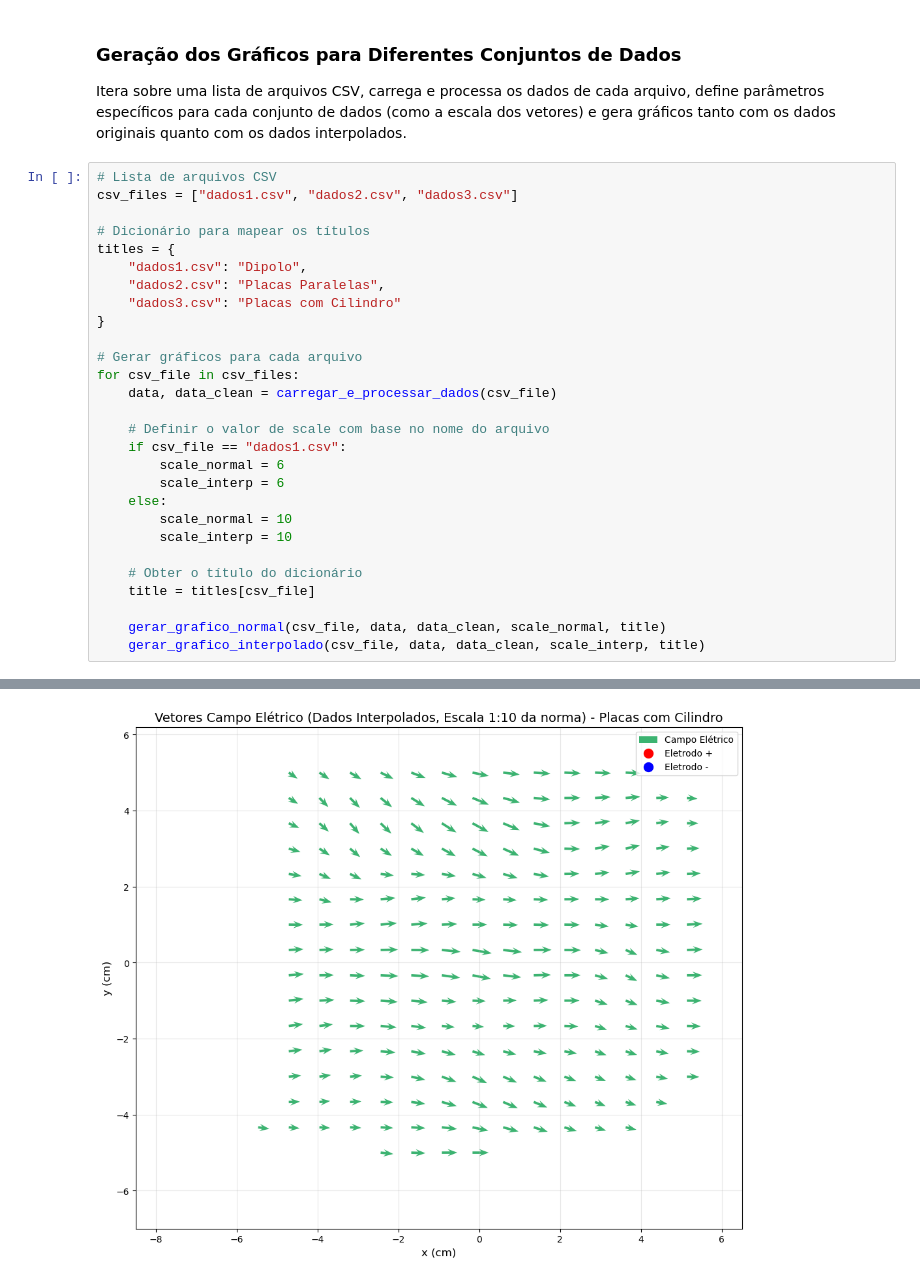
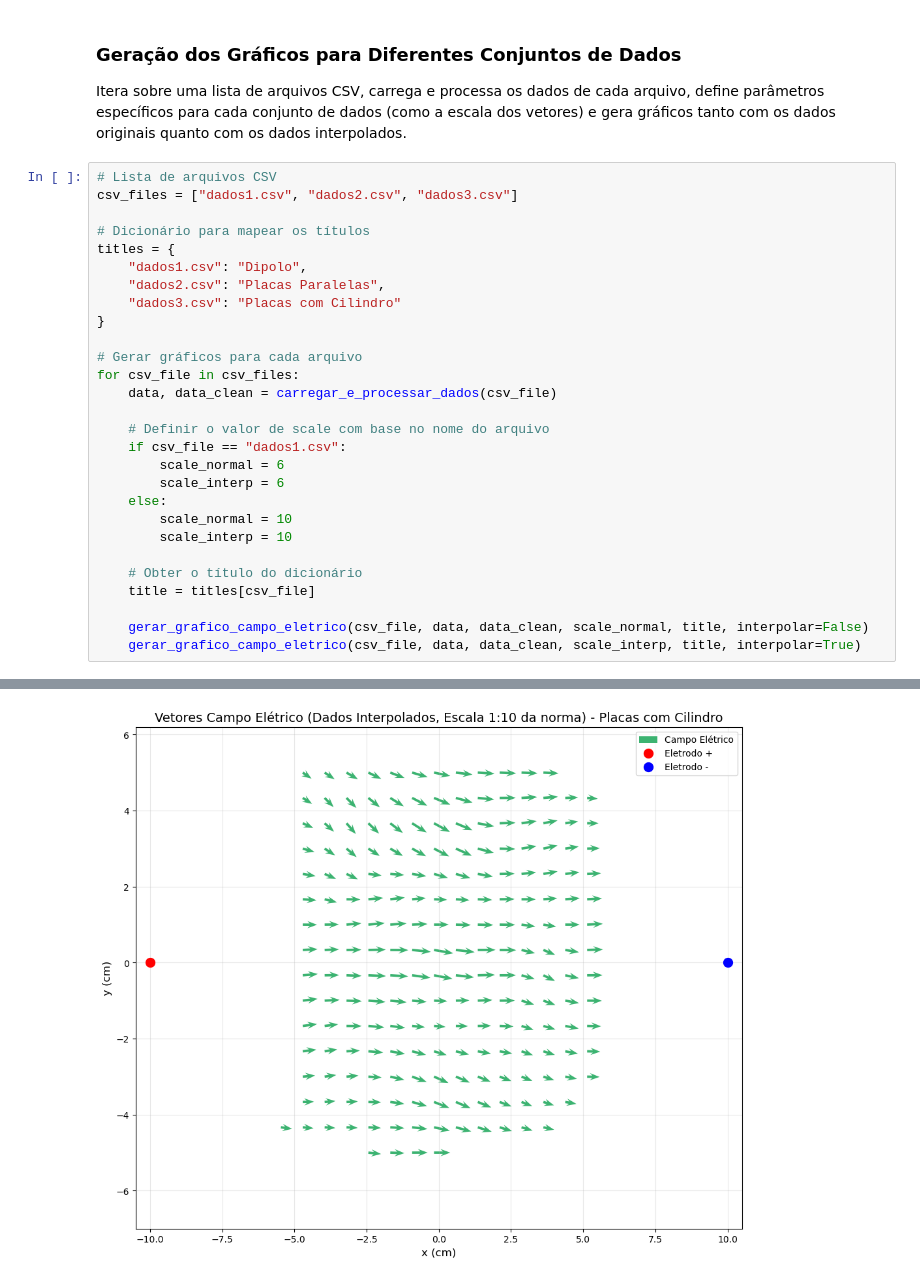
Before and after one commit to pedro-hro/Relatorio_1-ExperimentalIII, a Jupyter notebook: Code/analise.ipynb, the cells around one changed output, grey strips where cells are left out. Saved outputs shown, nothing was run; the diff lists cells and outputs as text.

```diff
--- a/Code/analise.ipynb
+++ b/Code/analise.ipynb
@@ -174,8 +160,8 @@ for csv_file in csv_files:
     # Obter o título do dicionário
     title = titles[csv_file]
 
-    gerar_grafico_normal(csv_file, data, data_clean, scale_normal, title)
-    gerar_grafico_interpolado(csv_file, data, data_clean, scale_interp, title)
+    gerar_grafico_campo_eletrico(csv_file, data, data_clean, scale_normal, title, interpolar=False)
+    gerar_grafico_campo_eletrico(csv_file, data, data_clean, scale_interp, title, interpolar=True)
 # %% [output]
 [figure]
 [figure]
@@ -185 +171 @@ for csv_file in csv_files:
-[figure, old version]
+[figure, new version]
```
Also changed, not shown: parts of 3 cells of this notebook.
